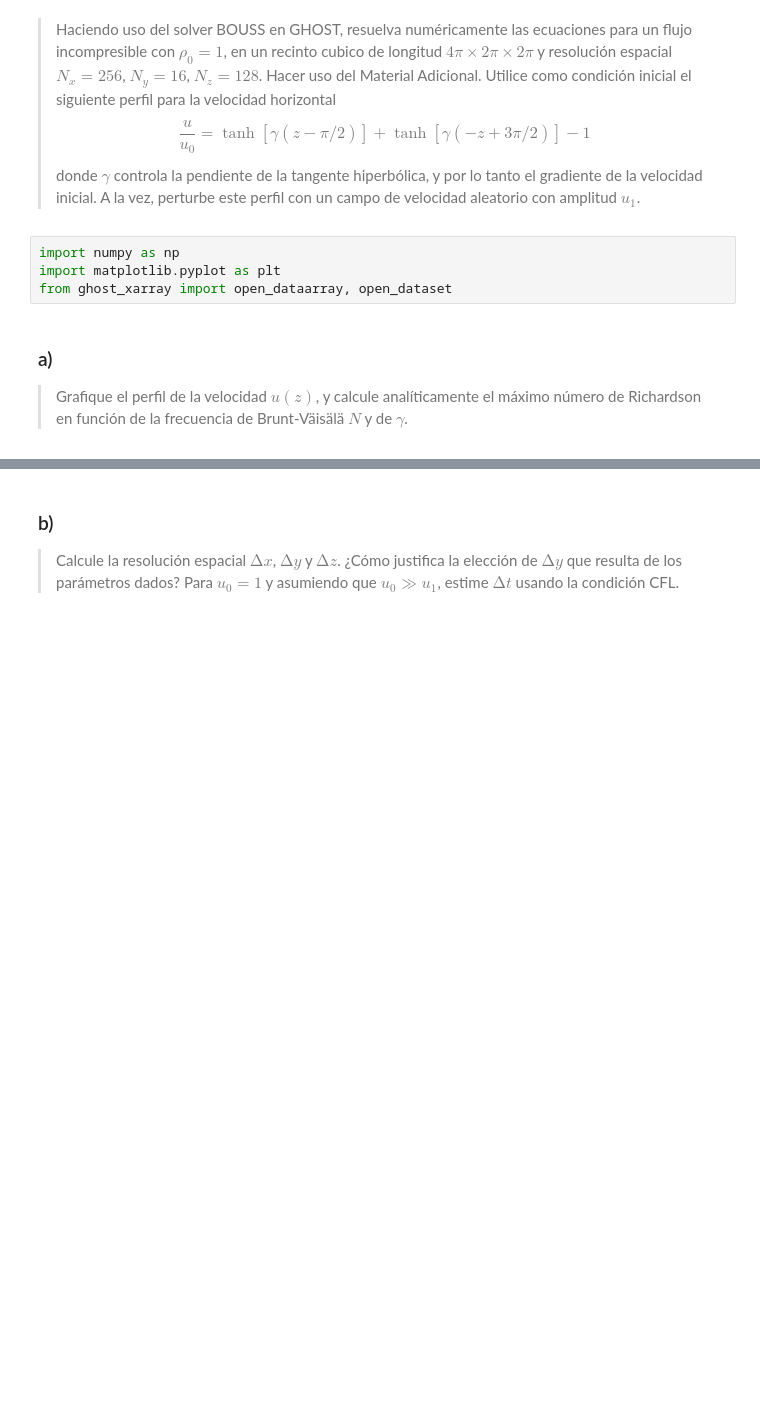
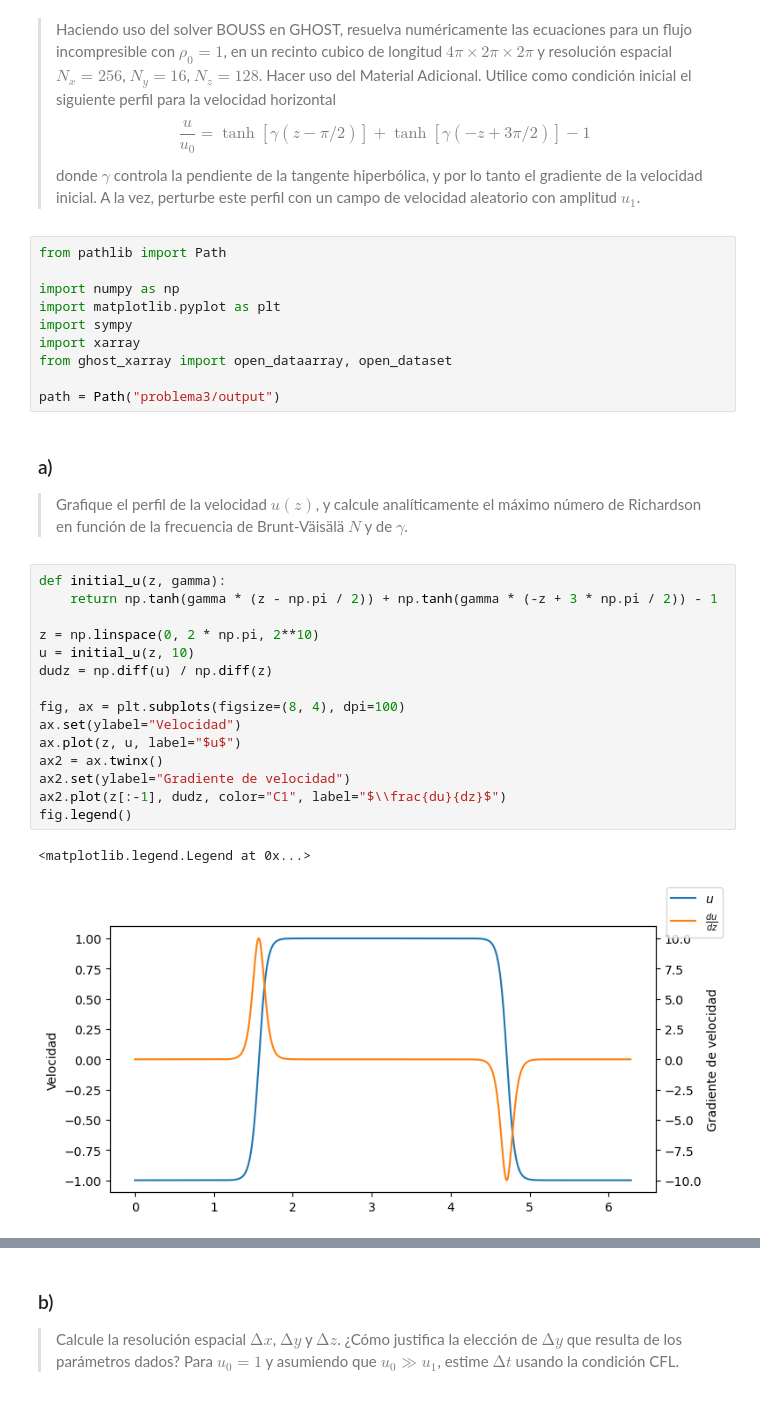
Before and after one commit to maurosilber/fluidos, a Jupyter notebook: guia3/problema3.ipynb, the cells around one changed output, grey strips where cells are left out. Saved outputs shown, nothing was run; the diff lists cells and outputs as text; blank space fills up the shorter version.

```diff
--- a/guia3/problema3.ipynb
+++ b/guia3/problema3.ipynb
@@ -12,11 +12,35 @@ Utilice como condición inicial el siguiente perfil para la velocidad horizontal
 y por lo tanto el gradiente de la velocidad inicial.
 A la vez, perturbe este perfil con un campo de velocidad aleatorio con amplitud $u_1$.
 # %%
+from pathlib import Path
+
 import numpy as np
 import matplotlib.pyplot as plt
+import sympy
+import xarray
 from ghost_xarray import open_dataarray, open_dataset
+
+path = Path("problema3/output")
 # %% [markdown]
 ### a)
 > Grafique el perfil de la velocidad $u(z)$,
 y calcule analíticamente el máximo número de Richardson en
 función de la frecuencia de Brunt-Väisälä $N$ y de $γ$.
+# %%
+def initial_u(z, gamma):
+    return np.tanh(gamma * (z - np.pi / 2)) + np.tanh(gamma * (-z + 3 * np.pi / 2)) - 1
+
+z = np.linspace(0, 2 * np.pi, 2**10)
+u = initial_u(z, 10)
+dudz = np.diff(u) / np.diff(z)
+
+fig, ax = plt.subplots(figsize=(8, 4), dpi=100)
+ax.set(ylabel="Velocidad")
+ax.plot(z, u, label="$u$")
+ax2 = ax.twinx()
+ax2.set(ylabel="Gradiente de velocidad")
+ax2.plot(z[:-1], dudz, color="C1", label="$\\frac{du}{dz}$")
+fig.legend()
+# %% [output]
+<matplotlib.legend.Legend at 0x...>
+[figure, added]
```
Also changed, not shown: parts of 36 cells of this notebook.
